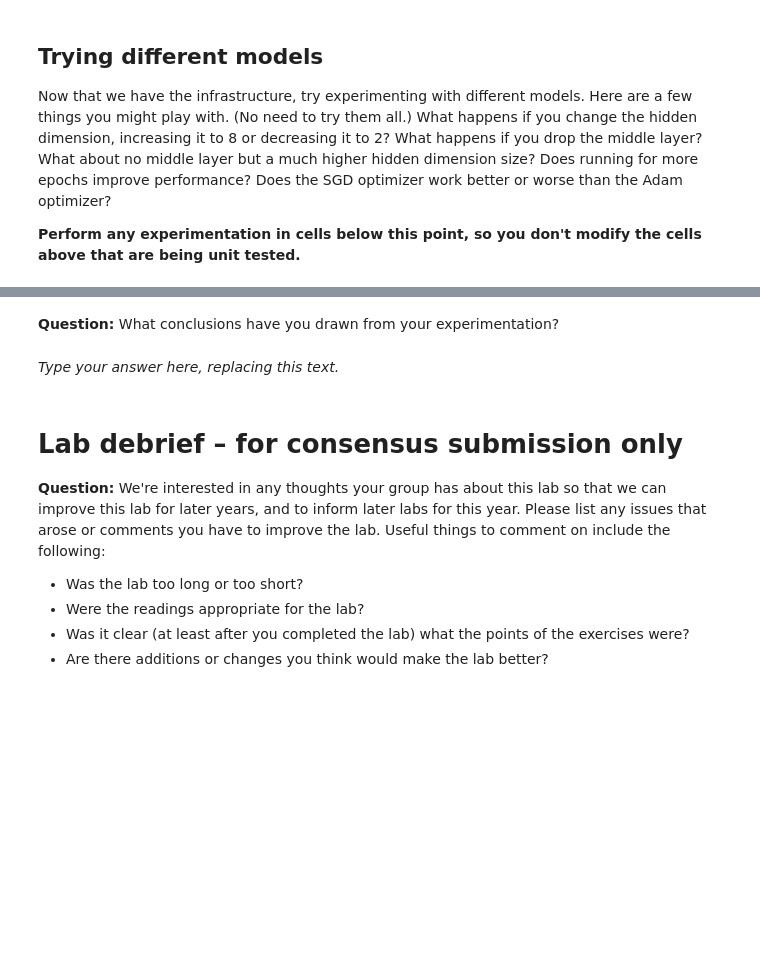
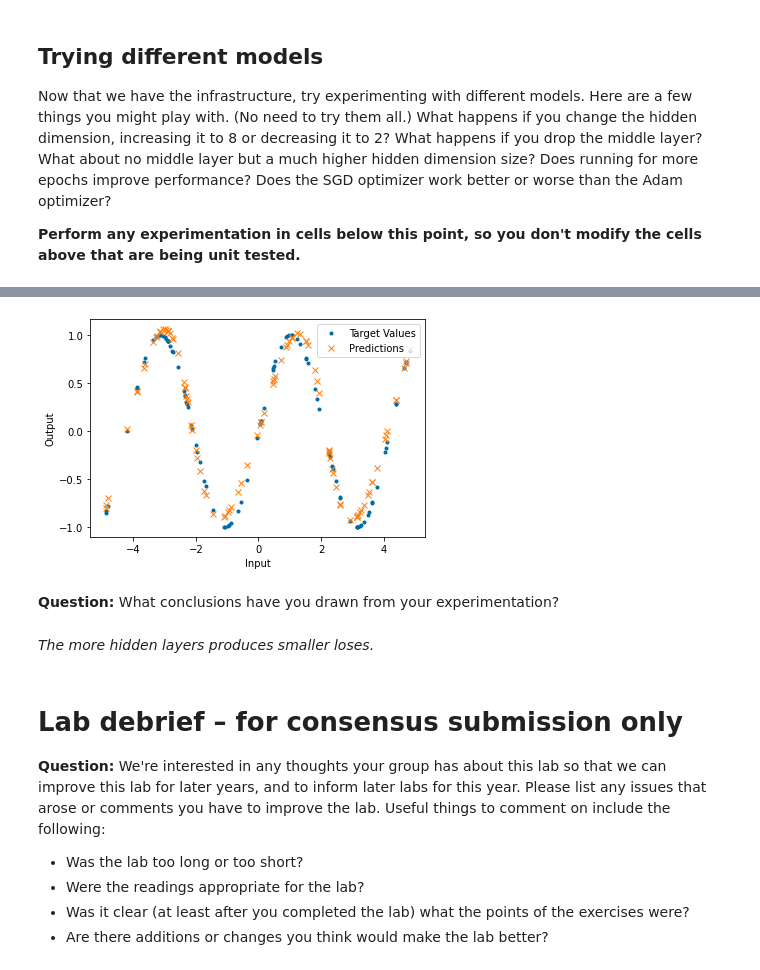
Before and after one commit to yvetteyichiwu/lab1-5, a Jupyter notebook: lab1-5.ipynb, the cells around one changed output, grey strips where cells are left out. Saved outputs shown, nothing was run; the diff lists cells and outputs as text; code cells hidden in the pictures; blank space fills up the shorter version.

```diff
--- a/lab1-5.ipynb
+++ b/lab1-5.ipynb
@@ -572,3 +657,12 @@ Now that we have the infrastructure, try experimenting with different models. He
+# %%
+# learning rate 0.004
+model.reset_state()
+optim_lr_4 = torch.optim.Adam(model.parameters(), lr = 0.004)
+train_model(model, criterion, optim_lr_4, train_data)
+loss, predictions = eval_model(model, criterion, test_data)
+visualize_predictions(test_data, predictions)
+# %% [output]
+[figure, added]
 # %% [markdown]
 <!-- BEGIN QUESTION -->
 
@@ -578,8 +672,8 @@ BEGIN QUESTION
 name: open_response_testing_models
 manual: true
 -->
-# %% [markdown]
-_Type your answer here, replacing this text._
+# %% [markdown]
+_The more hidden layers produces smaller loses._
 # %% [markdown]
 <!-- END QUESTION -->
 
```
Also changed, not shown: parts of 34 cells of this notebook.
